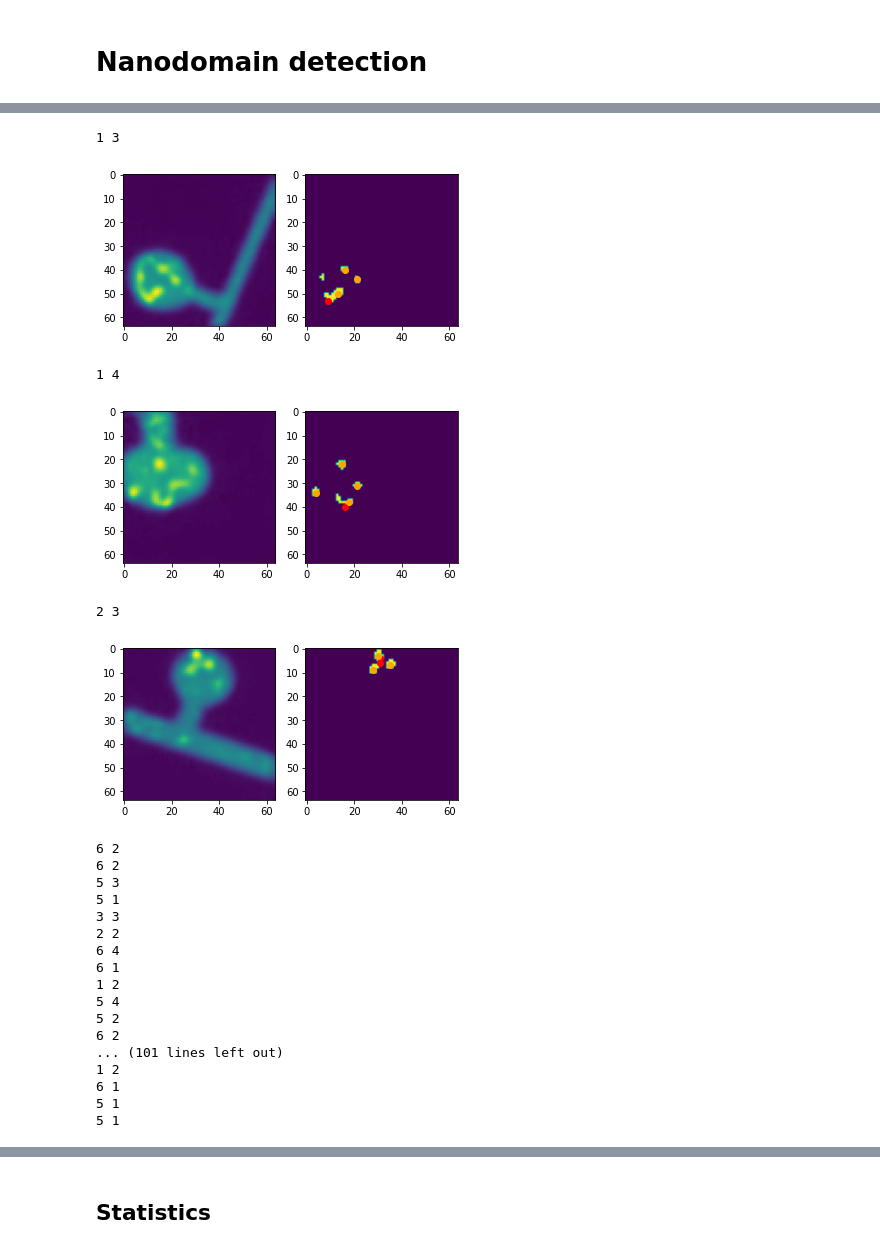
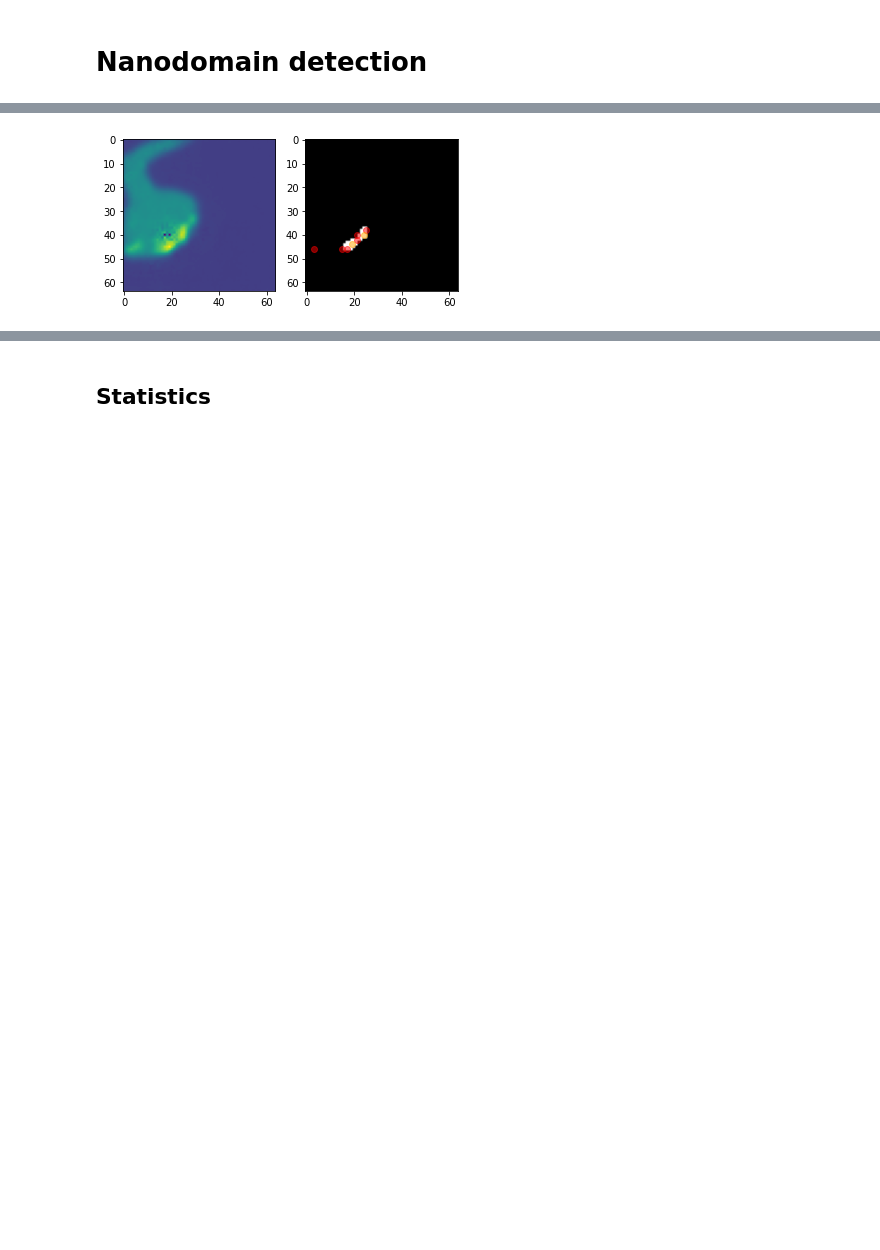
Before and after one commit to FLClab/TA-GAN, a Jupyter notebook: SynapseSimulationDataset/notebook/analyse.ipynb, the cells around one changed output, grey strips where cells are left out. Cells and saved outputs as stored; diff of their text form; code cells hidden in the pictures; blank space fills up the shorter version.

Commit message:
Added baselines in SynapseSimulationDataset/notebook/analyse.ipynb

```diff
--- a/SynapseSimulationDataset/notebook/analyse.ipynb
+++ b/SynapseSimulationDataset/notebook/analyse.ipynb
@@ -13,13 +13,14 @@ from matplotlib import pyplot, patches
 from collections import defaultdict
 from scipy.ndimage import gaussian_filter
 from scipy import optimize, stats
+from scipy.spatial.distance import cdist
 from skimage.transform import resize
 from skimage.feature import peak_local_max
 from tqdm.auto import tqdm
 
 from metrics.detection import CentroidDetectionError
 
-PATH = "./data/dataset/TAGAN"
+PATH = "./data/dataset_distances/TAGAN"
 files = glob.glob(os.path.join(PATH, "*.tif"))
 # %%
 def savefig(fig, ax, savepath, extension="pdf", save_white=False, **kwargs):
@@ -145,13 +146,13 @@ def fitgaussian(data):
     return p
 
 
-def find_nanodomains(acquired_signal, pixelsize, window_half_size=3, min_distance=2, threshold_rel=None):
+def find_nanodomains2(acquired_signal, pixelsize=20e-9, window_half_size=3, min_distance=2, threshold_rel=None):
     # first step is to find peaks in the image
     if isinstance(threshold_rel, float):
         guess_positions = peak_local_max(acquired_signal, min_distance=min_distance, threshold_rel=threshold_rel, exclude_border=True)
     else:
         threshold = filters.threshold_otsu(filters.gaussian(acquired_signal, sigma=3))
-        foreground = filters.gaussian(sted, sigma=3) > threshold
+        foreground = filters.gaussian(acquired_signal, sigma=3) > threshold
         guess_positions = peak_local_max(acquired_signal, min_distance=min_distance, labels=foreground, exclude_border=True)
 
     padded_signal = numpy.pad(acquired_signal, window_half_size)
@@ -185,6 +186,6 @@ def find_nanodomains(img, sigma=1.0):
     labels = measure.label(mask)
 
     peaks = peak_local_max(filtered, min_distance=3, labels=labels, exclude_border=False)
-    return peaks
+    return peaks, mask
 # %%
 ## CONF
@@ -361,70 +369,46 @@ for n, file in enumerate(tqdm(files)):
 # %%
 ## CARE
-scores = ["f1_score", "precision", "recall"]
 data_fakeCARE = defaultdict(list)
 for n, file in enumerate(tqdm(files)):
-    conf_file = file.replace("_fakeSTED.tif", "_CONF.tif").replace("/TAGAN", "")
-    if '-2-_CONF' in conf_file:
+    conf_file = file.replace("fakeSTED.tif", "CONF.tif").replace("/TAGAN", "")
+    if '-3-_' in file:
         conf = tifffile.imread(conf_file)
         sted = tifffile.imread(conf_file.replace("CONF", "STED"))
     #     fake = tifffile.imread(file).squeeze()
         fake = file.replace("_fakeSTED.tif", "_result.tif")
         fake = tifffile.imread(fake.replace("TAGAN/", "CARE/"))
         positions = numpy.load(conf_file.replace("_CONF.tif", "POSITIONS.npy"))
 
         sigma = 0.5
     #     peaks = peak_local_max(filters.gaussian(fake, sigma=sigma), min_distance=2, threshold_rel=0.6)
-        peaks = find_nanodomains(fake)
-        print(len(positions), len(peaks))
-    #     peaks = peak_local_max(fake, min_distance=3, threshold_rel=0.6)
+        peaks, mask = find_nanodomains(fake)
+        #peaks = peak_local_max(filters.gaussian(fake, sigma=sigma), min_distance=2, threshold_rel=0.6)
 
-        if n < 10:
+        if '424475-6-3' in conf_file:
             fig, axes = pyplot.subplots(1, 2)
 
-            filtered = filters.gaussian(fake, sigma=sigma)
-            threshold = numpy.quantile(filtered, 0.99)
-            mask = filtered > threshold
-            mask = morphology.remove_small_objects(mask, min_size=4, connectivity=2)
-            labels = measure.label(mask)
-
-            axes[0].imshow(filtered)
-            axes[1].imshow(mask)
-            axes[1].scatter(positions[:, 1], positions[:, 0], color="red")
+            axes[0].imshow(fake)
+            axes[1].imshow(mask,cmap='gist_gray')
+            axes[1].scatter(positions[:, 1], positions[:, 0], color="red", alpha=0.5)
             if len(peaks) > 0:
-                axes[1].scatter(peaks[:, 1], peaks[:, 0], color="orange")
+                axes[1].scatter(peaks[:, 1], peaks[:, 0], color="orange", alpha=0.5)
+            pyplot.savefig('424475-6-3-care.pdf')
             pyplot.show()
 
 
         detection_error = CentroidDetectionError(positions, peaks, threshold=5)
         output = {
             "file" : file,
             **{score : getattr(detection_error, score) for score in scores}
         }
 
+        # compute mean distance between peaks
+        if len(positions)>1:
+            distance = cdist(positions,positions)
+            distance = numpy.mean(distance[distance!=0])
+
         data_fakeCARE[len(positions)].append(output)
 # %% [output]
-1 3
-[figure, old version]
+[figure, new version]
-1 4
-[figure, removed]
-2 3
-[figure, removed]
-6 2
-6 2
-5 3
-5 1
-3 3
-2 2
-6 4
-6 1
-1 2
-5 4
-5 2
-6 2
-... (101 lines left out)
-1 2
-6 1
-5 1
-5 1
 # %%
 ### ESRGAN
```
Also changed, not shown: parts of 13 cells of this notebook.
